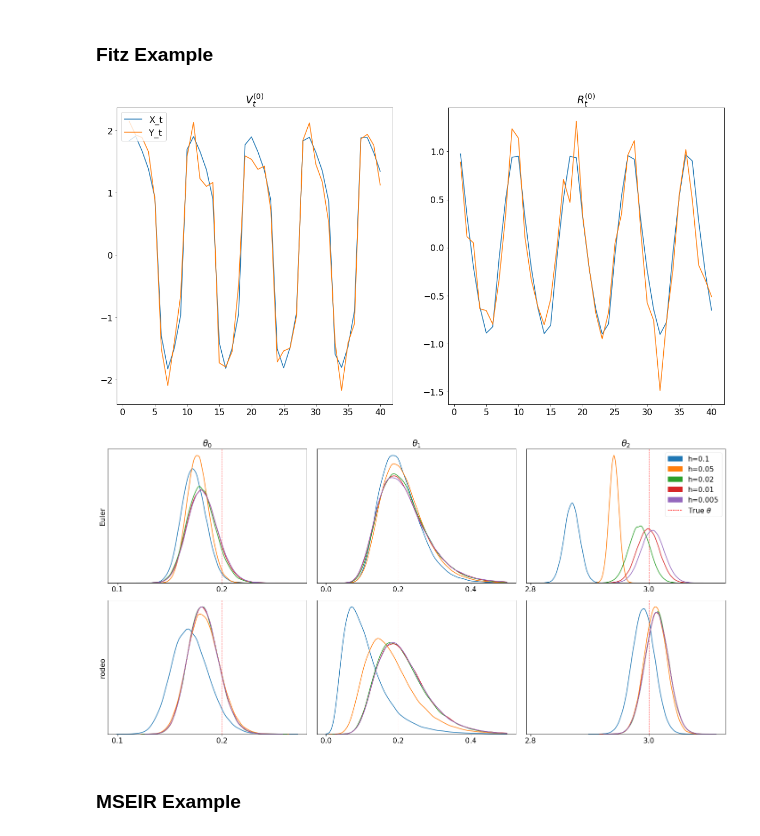
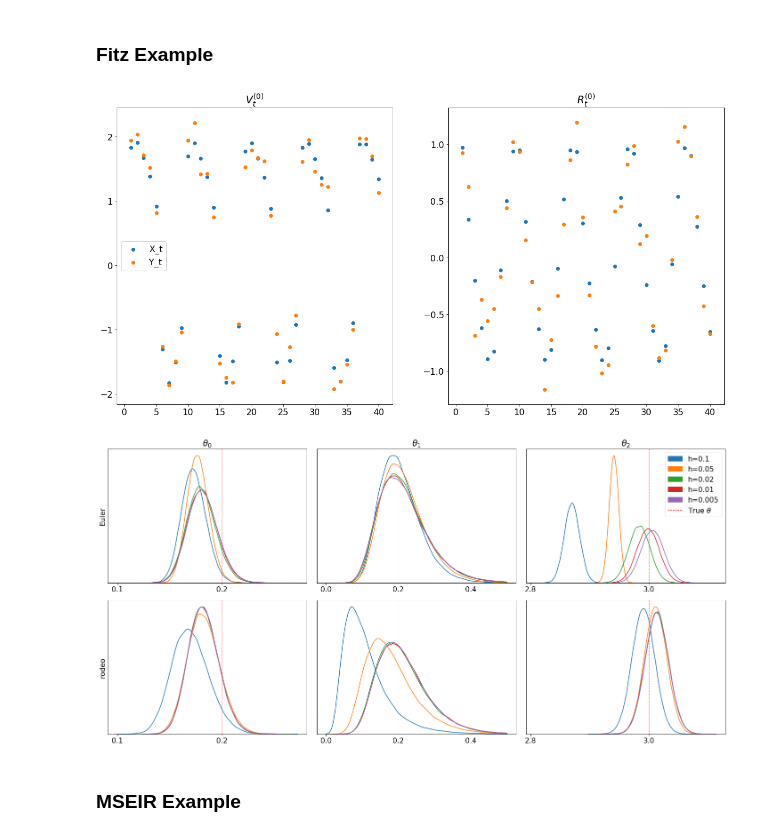
Before and after one commit to mlysy/rodeo-legacy, a Jupyter notebook: examples/Paper.ipynb, the cells around one changed output. Saved outputs shown, nothing was run; the diff lists cells and outputs as text; code cells hidden in the pictures.

```diff
--- a/examples/Paper.ipynb
+++ b/examples/Paper.ipynb
@@ -671,12 +671,12 @@ def fitz_example(load_calcs=False):
     tseq = np.linspace(1, tmax, 40)
     plt.rcParams.update({'font.size': 16})
     fig, axs = plt.subplots(1, 2, figsize=(20, 10))
-    axs[0].plot(tseq, X_t[:,0], label = 'X_t')
-    axs[0].plot(tseq, Y_t[:,0], label = 'Y_t')
+    axs[0].scatter(tseq, X_t[:,0], label = 'X_t')
+    axs[0].scatter(tseq, Y_t[:,0], label = 'Y_t')
     axs[0].set_title("$V^{(0)}_t$")
-    axs[0].legend(loc='upper left')
-    axs[1].plot(tseq, X_t[:,1], label = 'X_t')
-    axs[1].plot(tseq, Y_t[:,1], label = 'Y_t')
+    axs[0].legend(loc='center left')
+    axs[1].scatter(tseq, X_t[:,1], label = 'X_t')
+    axs[1].scatter(tseq, Y_t[:,1], label = 'Y_t')
     axs[1].set_title("$R^{(0)}_t$")
     fig.savefig('figures/fitzsim.pdf')
 
@@ -689,34 +689,34 @@ def fitz_example(load_calcs=False):
         theta_euler = np.zeros((len(hlst), n_samples, n_theta))
         for i in range(len(hlst)):
             phi_hat, phi_var = inf.phi_fit(Y_t, x0, hlst[i], theta_true, phi_sd, gamma, False)
             theta_euler[i] = inf.theta_sample(phi_hat, phi_var, n_samples)
         np.save('saves/fitz_theta_euler.npy', theta_euler)
 
         # Parameter inference using Kalman solver
         theta_kalman = np.zeros((len(hlst), n_samples, n_theta))
         for i in range(len(hlst)):
             print(hlst[i])
             ode_init = ibm_init(hlst[i], n_deriv_prior, sigma)
             x0_state = zero_pad(X0, n_deriv, n_deriv_prior)
             kinit = indep_init(ode_init, n_deriv_prior)
             n_eval = int((tmax-tmin)/hlst[i])
             kode = KalmanODE(W, tmin, tmax, n_eval, fitz, **kinit)
             inf.kode = kode
             inf.W = W
             phi_hat, phi_var = inf.phi_fit(Y_t, x0_state, hlst[i], theta_true, phi_sd, gamma, True)
             theta_kalman[i] = inf.theta_sample(phi_hat, phi_var, n_samples)
         np.save('saves/fitz_theta_kalman.npy', theta_kalman)
 
     # Produces the graph in Figure 3
     plt.rcParams.update({'font.size': 16})
     figure = inf.theta_plot(theta_euler, theta_kalman, theta_true, hlst, clip=[None, (0, 0.5), None])
     figure.savefig('figures/fitzfigure.pdf')
     return
 
 if __name__ == '__main__':
     fitz_example(True)
 # %% [output]
-[figure, old version]
+[figure, new version]
 [figure]
 # %% [markdown]
 ### MSEIR Example
```
